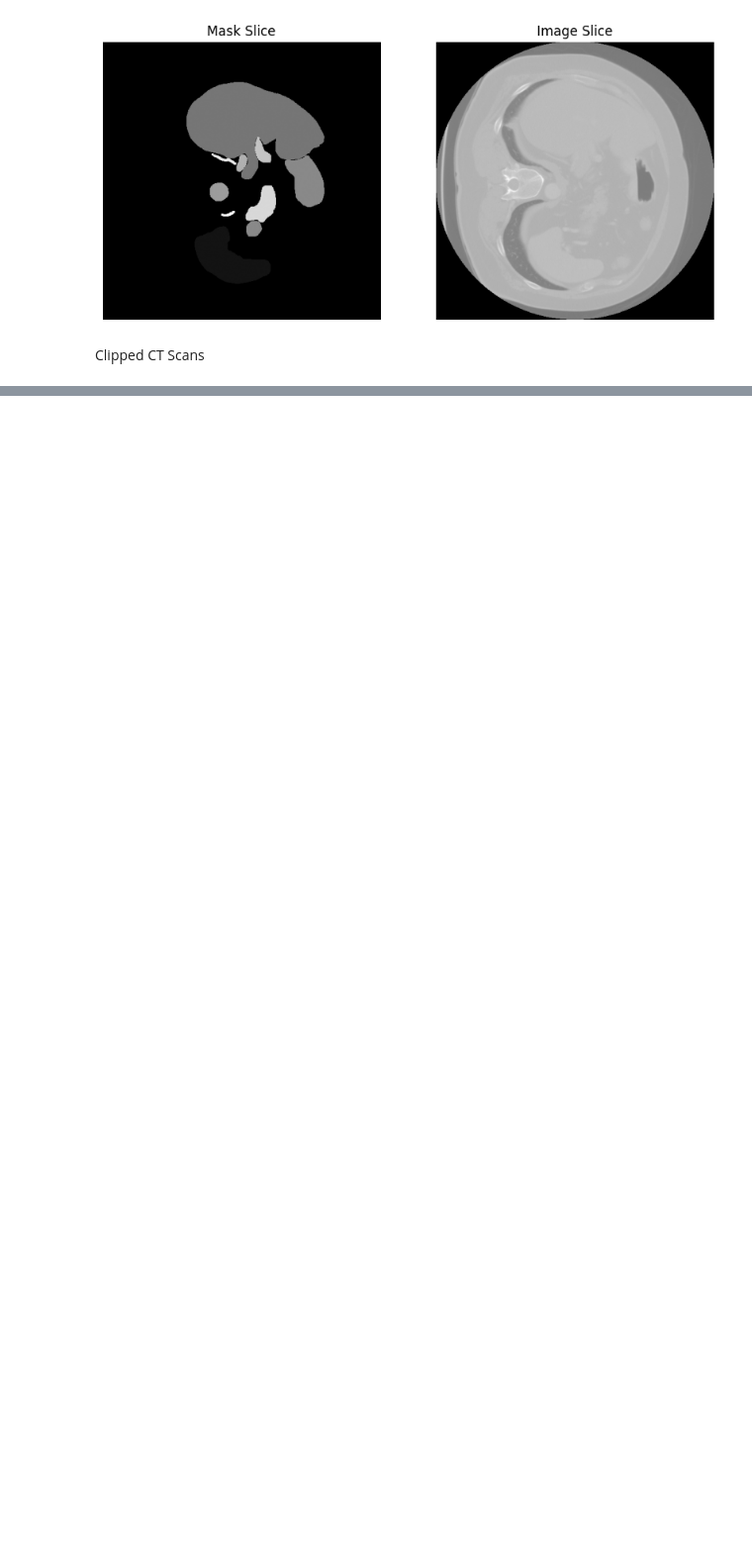
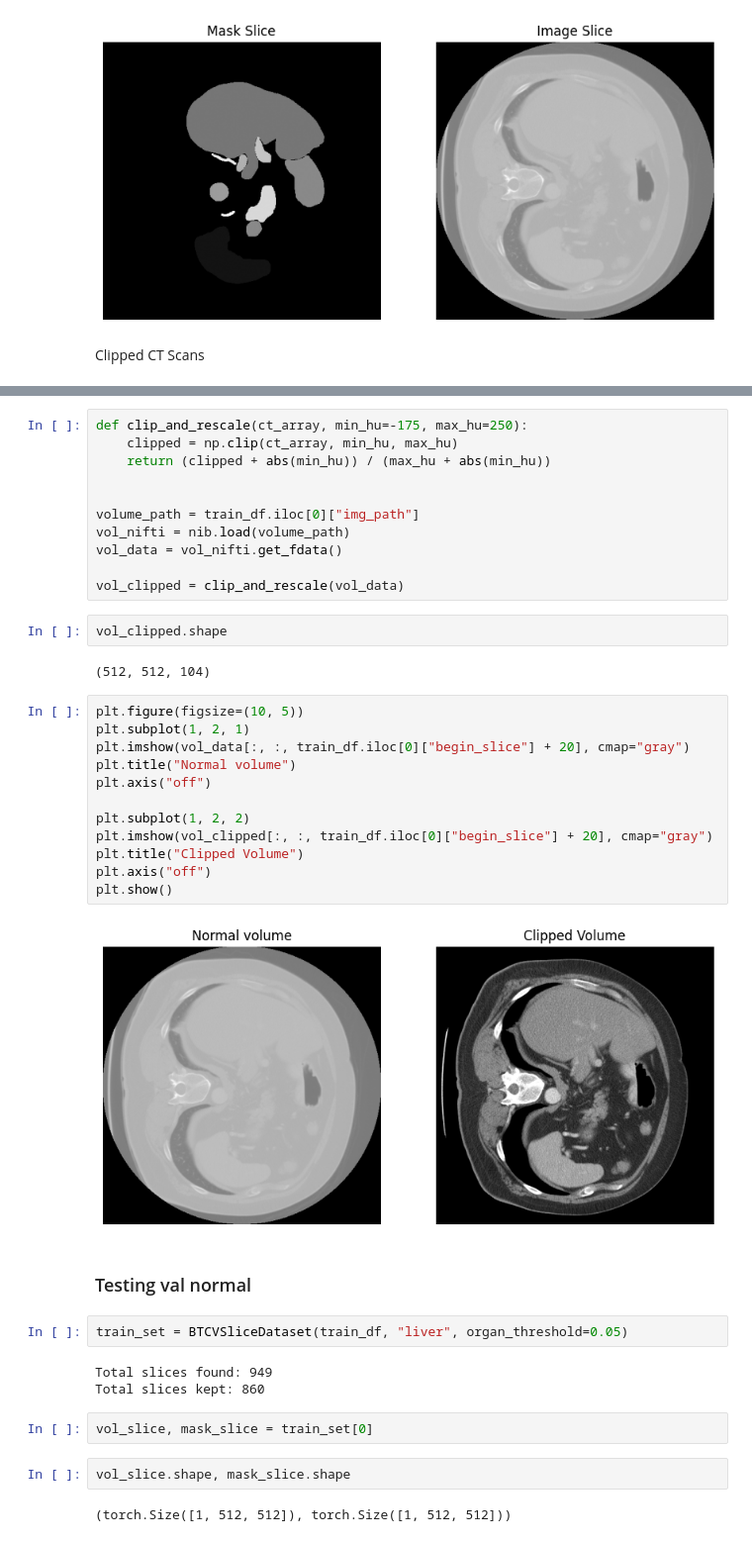
Before and after one commit to Ismailjm/Abdomen-CT_Segmentation, a Jupyter notebook: binary_segmentation/normal_training.ipynb, the cells around one changed output, grey strips where cells are left out. Shown at 99% size. Cells and saved outputs as stored; diff of their text form; blank space fills up the shorter version.

```diff
--- a/binary_segmentation/normal_training.ipynb
+++ b/binary_segmentation/normal_training.ipynb
@@ -301,0 +411,42 @@ t
+# %%
+def clip_and_rescale(ct_array, min_hu=-175, max_hu=250):
+    clipped = np.clip(ct_array, min_hu, max_hu)
+    return (clipped + abs(min_hu)) / (max_hu + abs(min_hu))
+
+
+volume_path = train_df.iloc[0]["img_path"]
+vol_nifti = nib.load(volume_path)
+vol_data = vol_nifti.get_fdata()
+
+vol_clipped = clip_and_rescale(vol_data)
+# %%
+vol_clipped.shape
+# %% [output]
+(512, 512, 104)
+# %%
+plt.figure(figsize=(10, 5))
+plt.subplot(1, 2, 1)
+plt.imshow(vol_data[:, :, train_df.iloc[0]["begin_slice"] + 20], cmap="gray")
+plt.title("Normal volume")
+plt.axis("off")
+
+plt.subplot(1, 2, 2)
+plt.imshow(vol_clipped[:, :, train_df.iloc[0]["begin_slice"] + 20], cmap="gray")
+plt.title("Clipped Volume")
+plt.axis("off")
+plt.show()
+# %% [output]
+[figure, added]
+# %% [markdown]
+### Testing val normal
+# %%
+train_set = BTCVSliceDataset(train_df, "liver", organ_threshold=0.05)
+# %% [output]
+Total slices found: 949
+Total slices kept: 860
+# %%
+vol_slice, mask_slice = train_set[0]
+# %%
+vol_slice.shape, mask_slice.shape
+# %% [output]
+(torch.Size([1, 512, 512]), torch.Size([1, 512, 512]))
```
Also changed, not shown: parts of 50 cells of this notebook.
